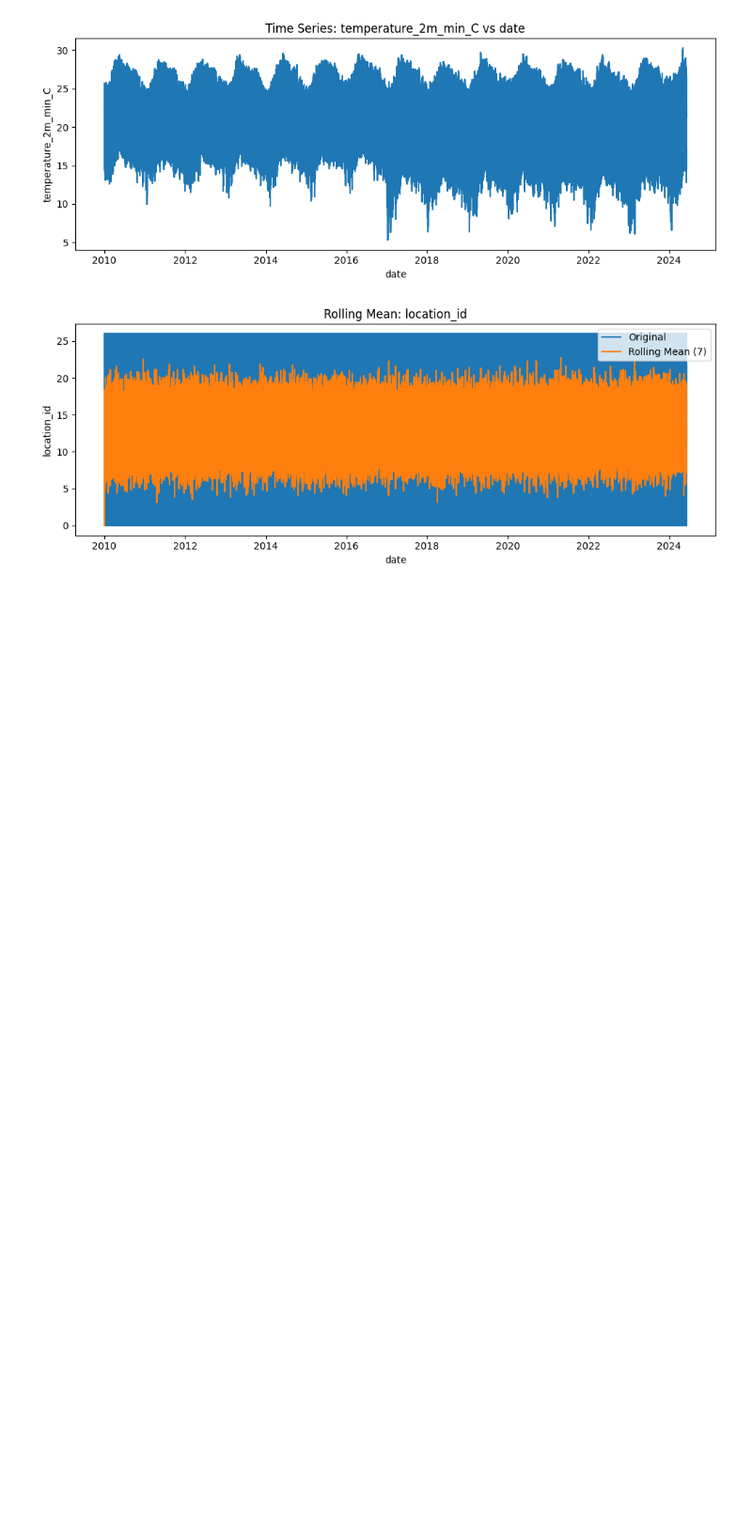
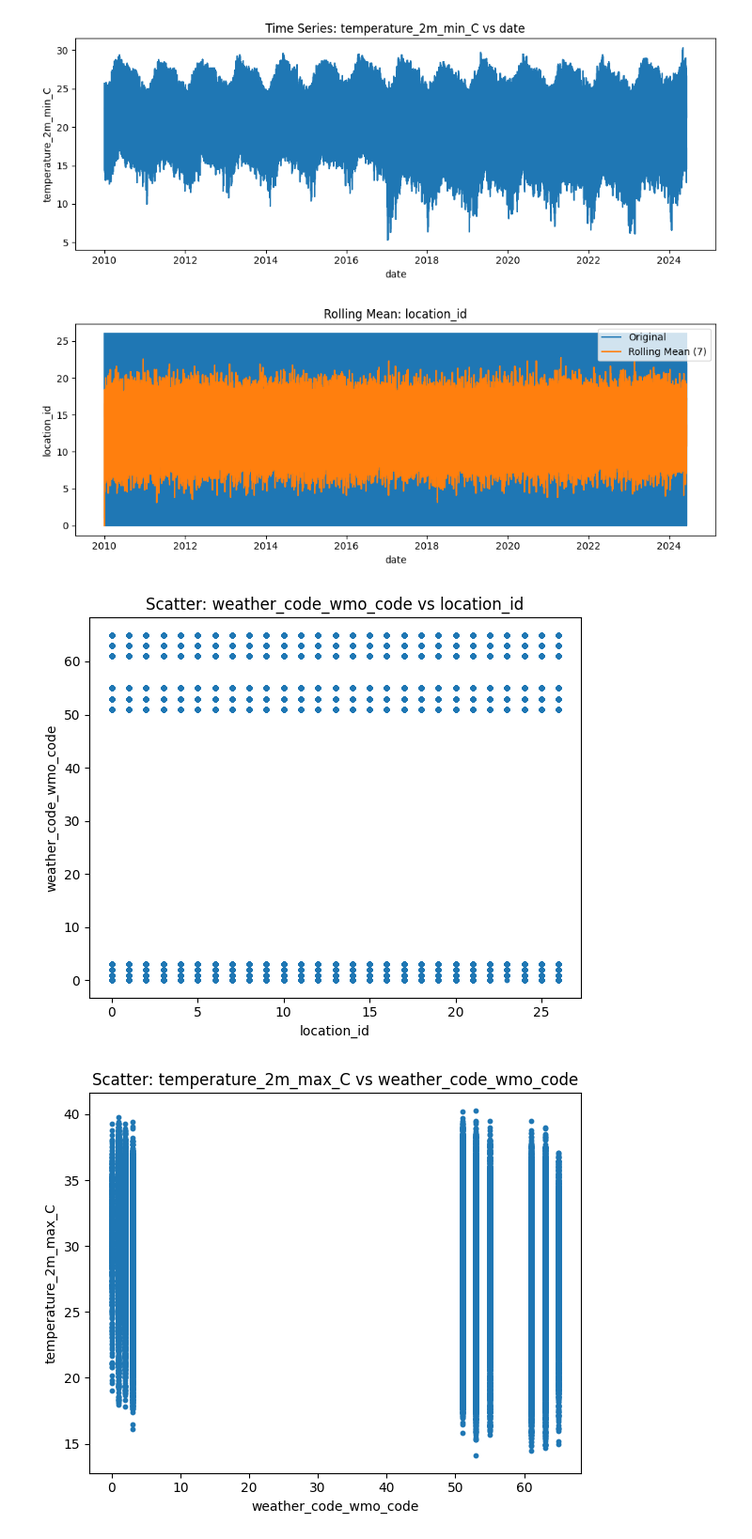
Before and after one commit to isumakm/Weather-Prediction-and-Crop-Recommendation-System-, a Jupyter notebook: Predictingweather.ipynb, the cells around one changed output. Shown at 94% size. Saved outputs shown, nothing was run; the diff lists cells and outputs as text; code cells hidden in the pictures; blank space fills up the shorter version.

```diff
--- a/Predictingweather (1).ipynb
+++ b/Predictingweather.ipynb
@@ -314,3 +314,28 @@ if datetime_col and numeric_cols:
 [figure]
 [figure]
 [figure]
+# %%
+# ---------------------------
+# 11) Scatter plots
+# ---------------------------
+if len(numeric_cols) >= 2:
+    # Choose 3 pairs max
+    pairs = []
+    for i in range(min(3, len(numeric_cols) - 1)):
+        pairs.append((numeric_cols[i], numeric_cols[i+1]))
+
+    for x, y in pairs:
+        tmp = df[[x, y]].dropna()
+        if tmp.empty:
+            continue
+
+        plt.figure(figsize=(6, 5))
+        plt.scatter(tmp[x], tmp[y], s=10)
+        plt.title(f"Scatter: {y} vs {x}")
+        plt.xlabel(x)
+        plt.ylabel(y)
+        plt.tight_layout()
+        plt.show()
+# %% [output]
+[figure, added]
+[figure, added]
```
Also changed, not shown: parts of 9 cells of this notebook.
